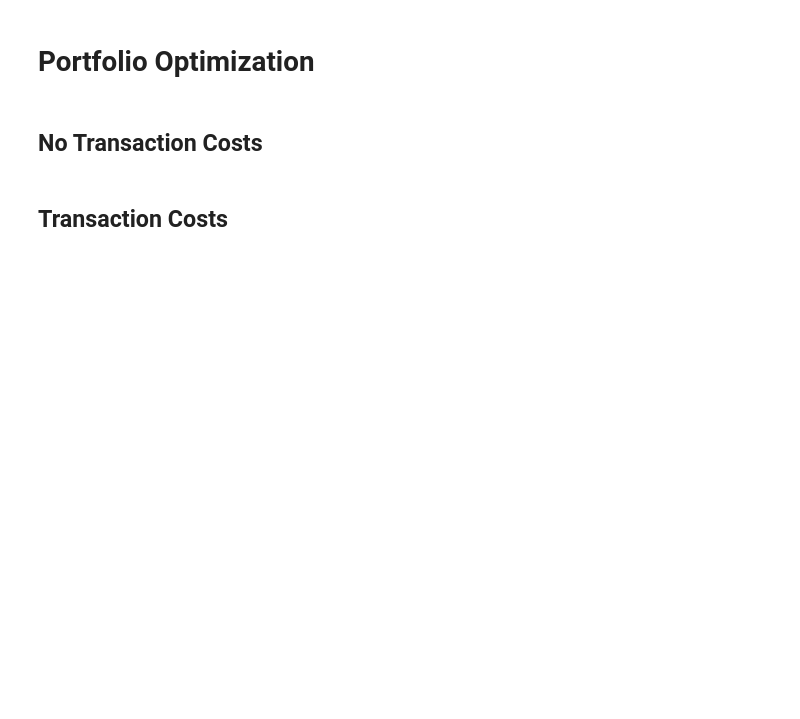
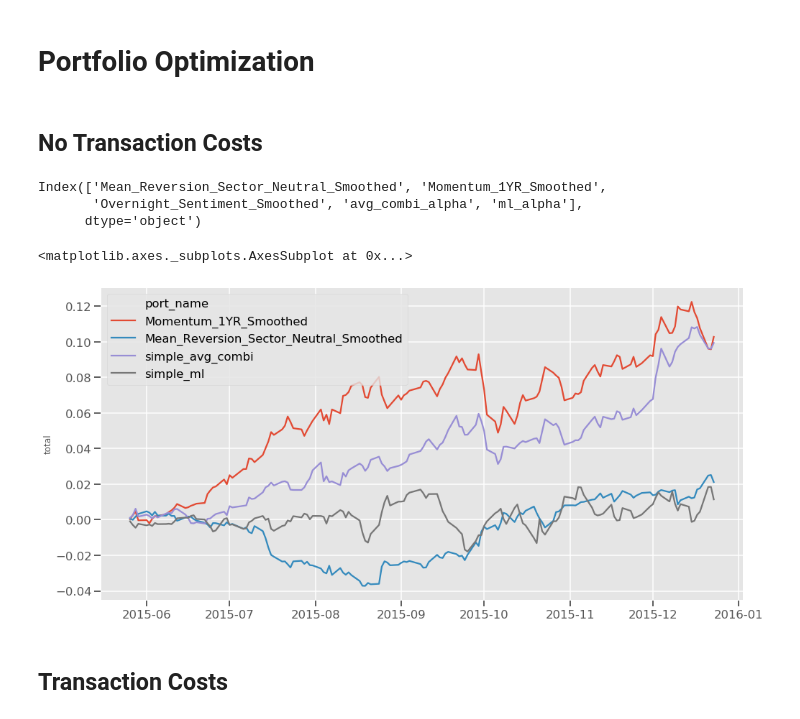
Before and after one commit to manualrg/dslab-ai-for-trading, a Jupyter notebook: notebooks/04_opt_portfolio/03_portop_tc_run_backtesting.ipynb, the cells around one changed output. Cells and saved outputs as stored; diff of their text form; code cells hidden in the pictures; blank space fills up the shorter version.

Commit message:
basic visualizations of portfolio returns

```diff
--- a/notebooks/04_opt_portfolio/03_portop_tc_run_backtesting.ipynb
+++ b/notebooks/04_opt_portfolio/03_portop_tc_run_backtesting.ipynb
@@ -49,5 +47,29 @@ pnl_simple_avg_combi = portopt_utils.run_backtesting(opt_engine_notc, B_alpha['a
 # %%
-pnl_simple_ml = portopt_utils.run_backtesting(opt_engine_notc, B_alpha['ml_alpha'], risk_model, bkt_daily_returns, bkt_daily_adv, n_days_delay=2)
+res_simple_ml = portopt_utils.run_backtesting(opt_engine_notc, B_alpha['ml_alpha'], risk_model, bkt_daily_returns, bkt_daily_adv, n_days_delay=2)
+pnl_simple_ml, w_simple_ml = res_simple_ml
+# %%
+B_alpha.columns
+# %% [output]
+Index(['Mean_Reversion_Sector_Neutral_Smoothed', 'Momentum_1YR_Smoothed',
+       'Overnight_Sentiment_Smoothed', 'avg_combi_alpha', 'ml_alpha'],
+      dtype='object')
+# %%
+res_simple_1yrmon = portopt_utils.run_backtesting(opt_engine_notc, B_alpha['Momentum_1YR_Smoothed'], risk_model, bkt_daily_returns, bkt_daily_adv, n_days_delay=2)
+pnl_simple_1yrmon, w_simple_1yrmon = res_simple_1yrmon
+# %%
+res_simple_5dmrev = portopt_utils.run_backtesting(opt_engine_notc, B_alpha['Mean_Reversion_Sector_Neutral_Smoothed'], risk_model, bkt_daily_returns, bkt_daily_adv, n_days_delay=2)
+pnl_simple_5dmrev, w_simple_5dmrev = res_simple_5dmrev
+# %%
+pnl_simple_avg_combi['port_name'] = 'simple_avg_combi'
+pnl_simple_5dmrev['port_name'] = 'Mean_Reversion_Sector_Neutral_Smoothed'
+pnl_simple_1yrmon['port_name'] = 'Momentum_1YR_Smoothed'
+pnl_simple_ml['port_name'] = 'simple_ml'
+pnl_simple_app = pd.concat([ pnl_simple_1yrmon, pnl_simple_5dmrev, pnl_simple_avg_combi, pnl_simple_ml ], axis=0)
+# %%
+sns.lineplot(x=pnl_simple_app.index.values, y=pnl_simple_app['total'],  hue=pnl_simple_app['port_name'])
+# %% [output]
+<matplotlib.axes._subplots.AxesSubplot at 0x...>
+[figure, added]
 # %% [markdown]
 ## Transaction Costs
 # %%
```
Also changed, not shown: parts of 12 cells of this notebook, 1 other file.
